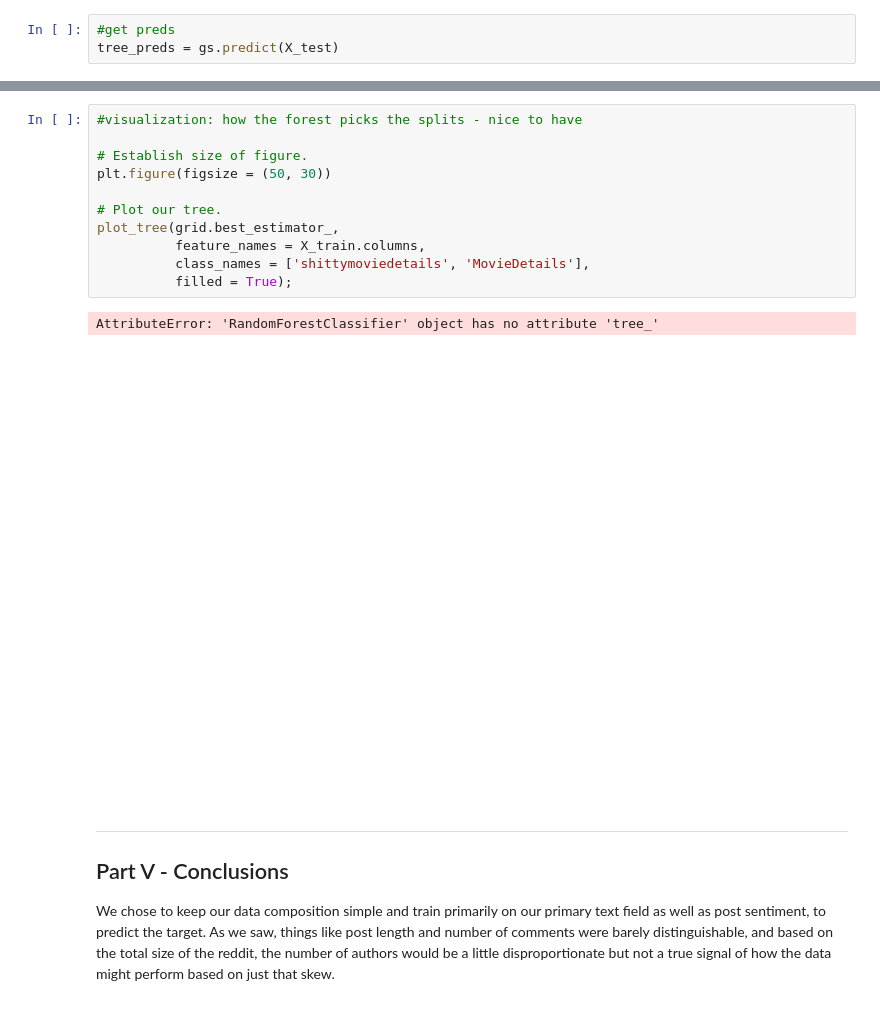
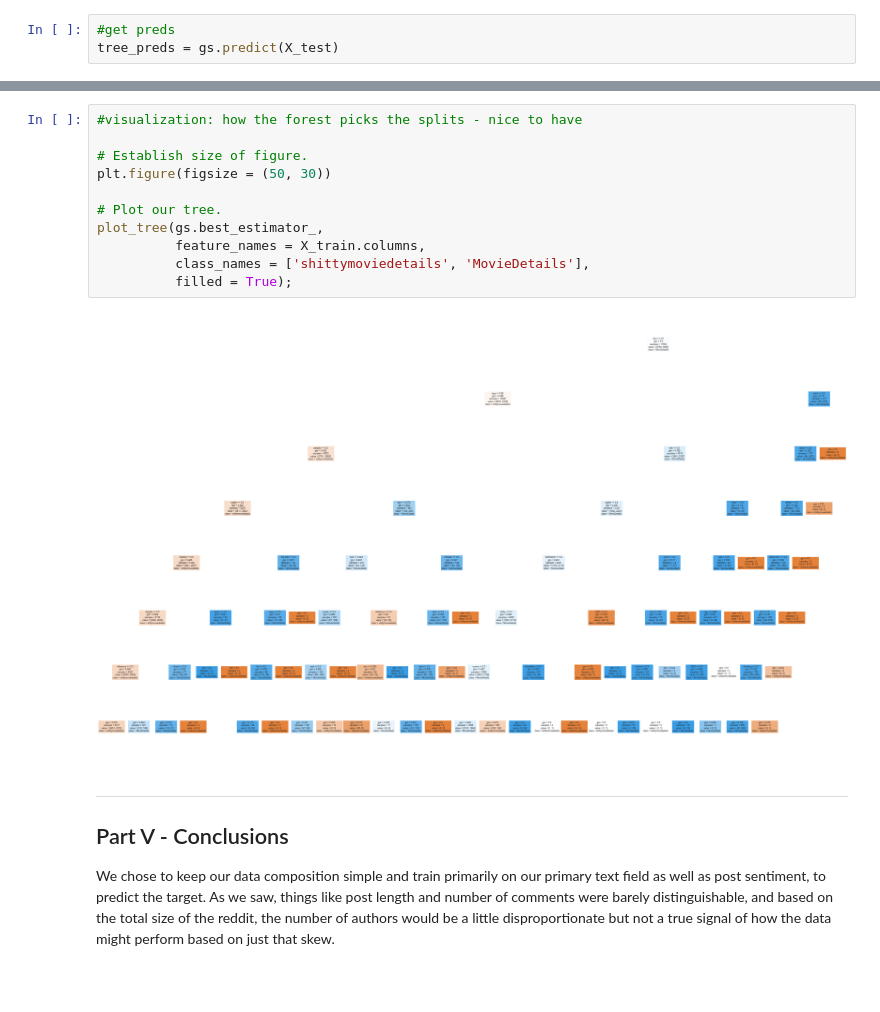
Before and after one commit to cotica/reddit_classifier, a Jupyter notebook: code/Project-3-Scraping-Subreddits-EDA-Modeling.ipynb, the cells around one changed output, grey strips where cells are left out. Drawn from its saved outputs; the diff is of its cells as text.

Commit message:
drew tree!!

```diff
--- a/code/Project-3-Scraping-Subreddits-EDA-Modeling.ipynb
+++ b/code/Project-3-Scraping-Subreddits-EDA-Modeling.ipynb
@@ -1075,17 +1090,16 @@ Name: subreddit, dtype: int64
 # %%
 #visualization: how the forest picks the splits - nice to have
 
 # Establish size of figure.
 plt.figure(figsize = (50, 30))
 
 # Plot our tree.
-plot_tree(grid.best_estimator_,
+plot_tree(gs.best_estimator_,
           feature_names = X_train.columns,
           class_names = ['shittymoviedetails', 'MovieDetails'],
           filled = True);
 # %% [output]
-AttributeError: 'RandomForestClassifier' object has no attribute 'tree_'
-[figure, old version]
+[figure, new version]
 # %% [markdown]
 - - -
 ## Part V - Conclusions
```
Also changed, not shown: parts of 12 cells of this notebook.
